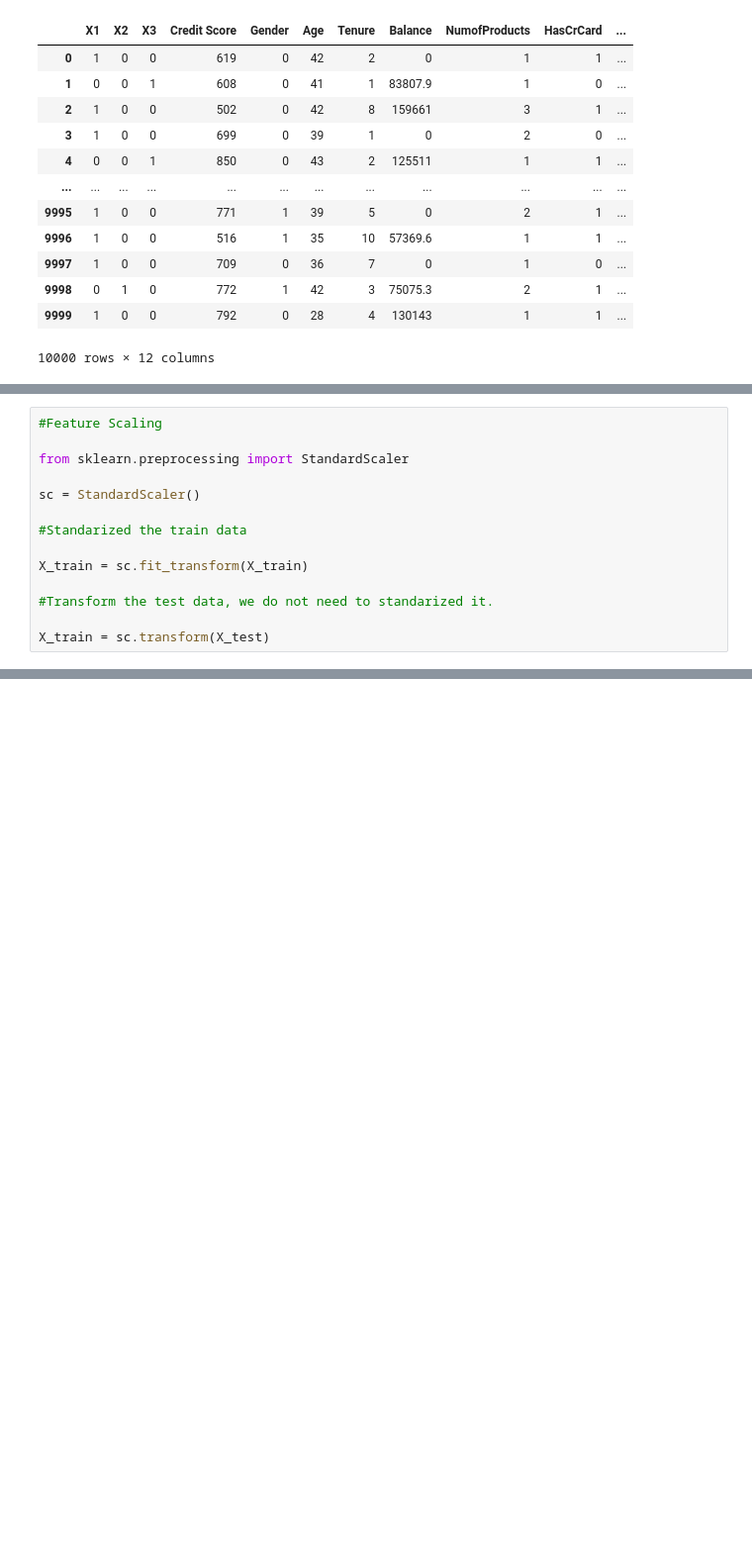
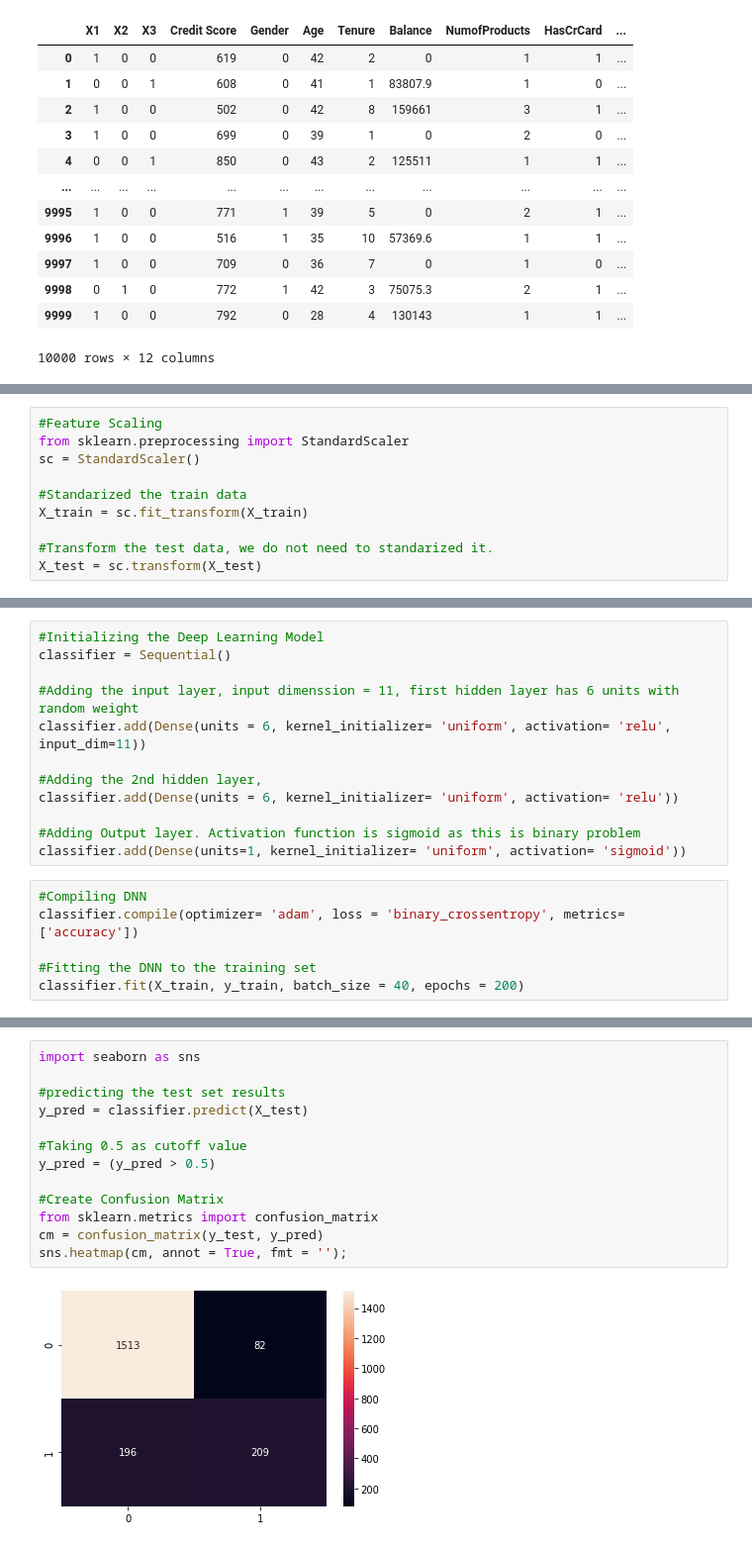
Before and after one commit to msft-jaiverma/AngularJS6-ADAL-GraphAPI, a Jupyter notebook: FinalModel1_CreditRiskModel_(1)_(1).ipynb, the cells around one changed output, grey strips where cells are left out. Shown at 99% size. Cells and saved outputs as stored; diff of their text form; blank space fills up the shorter version.

```diff
--- a/FinalModel1_CreditRiskModel_(1)_(1).ipynb
+++ b/FinalModel1_CreditRiskModel_(1)_(1).ipynb
@@ -98,15 +111,11 @@ from sklearn.model_selection import train_test_split
 X_train, X_test, y_train, y_test = train_test_split(X, y, test_size=0.2, random_state = 0)
 # %%
 #Feature Scaling
-
 from sklearn.preprocessing import StandardScaler
-
 sc = StandardScaler()
 
 #Standarized the train data
-
 X_train = sc.fit_transform(X_train)
 
 #Transform the test data, we do not need to standarized it.
-
-X_train = sc.transform(X_test)
+X_test = sc.transform(X_test)
@@ -112,0 +127,18 @@ X_train = sc.transform(X_test)
+# %%
+#Initializing the Deep Learning Model
+classifier = Sequential()
+
+#Adding the input layer, input dimenssion = 11, first hidden layer has 6 units with random weight
+classifier.add(Dense(units = 6, kernel_initializer= 'uniform', activation= 'relu', input_dim=11))
+
+#Adding the 2nd hidden layer,
+classifier.add(Dense(units = 6, kernel_initializer= 'uniform', activation= 'relu'))
+
+#Adding Output layer. Activation function is sigmoid as this is binary problem
+classifier.add(Dense(units=1, kernel_initializer= 'uniform', activation= 'sigmoid'))
+# %%
+#Compiling DNN
+classifier.compile(optimizer= 'adam', loss = 'binary_crossentropy', metrics= ['accuracy'])
+
+#Fitting the DNN to the training set
+classifier.fit(X_train, y_train, batch_size = 40, epochs = 200)
@@ -112,0 +164,15 @@ X_train = sc.transform(X_test)
+# %%
+import seaborn as sns
+
+#predicting the test set results
+y_pred = classifier.predict(X_test)
+
+#Taking 0.5 as cutoff value
+y_pred = (y_pred > 0.5)
+
+#Create Confusion Matrix
+from sklearn.metrics import confusion_matrix
+cm = confusion_matrix(y_test, y_pred)
+sns.heatmap(cm, annot = True, fmt = '');
+# %% [output]
+[figure, added]
```
Also changed, not shown: parts of 5 cells of this notebook.
